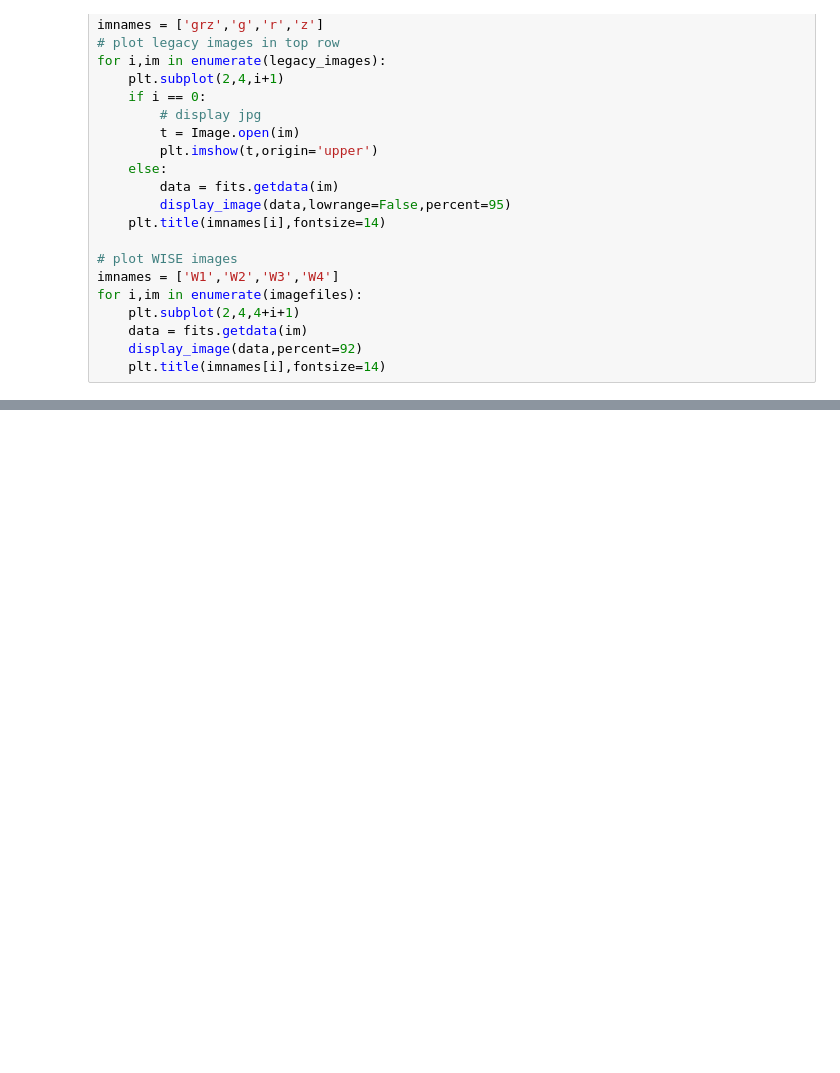
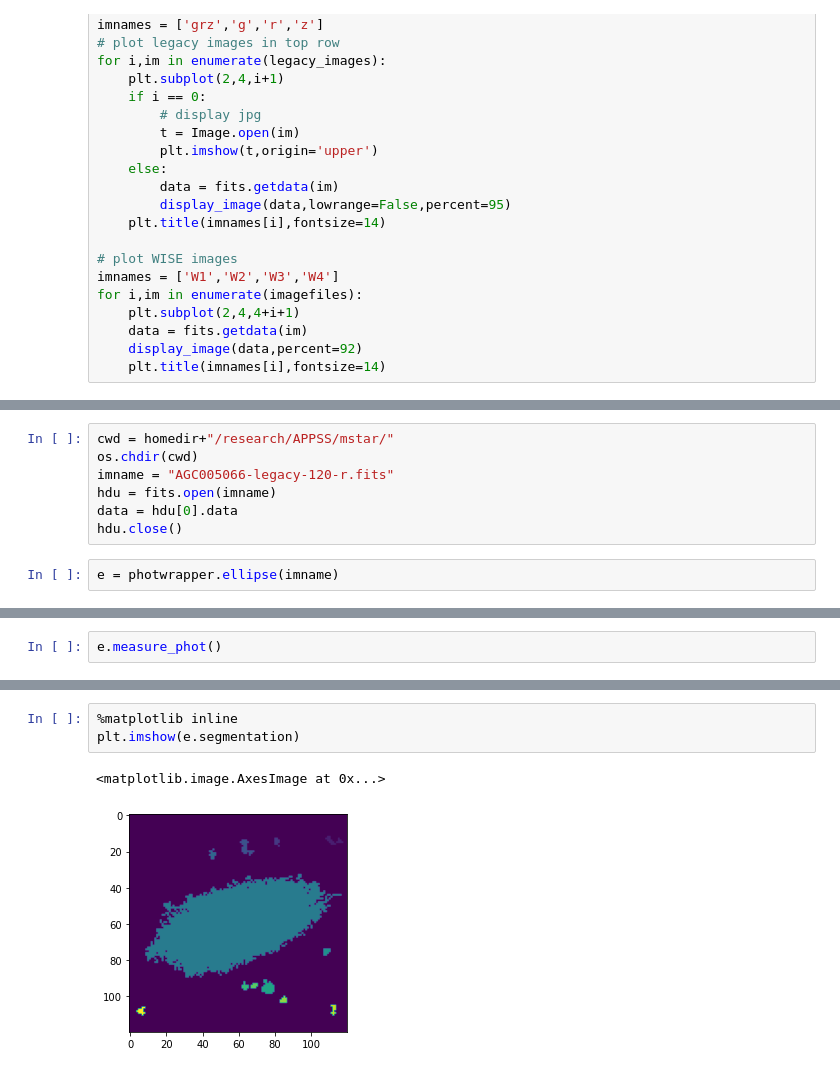
Before and after one commit to rfinn/APPSS, a Jupyter notebook: notebooks/download_wise_images.ipynb, the cells around one changed output, grey strips where cells are left out. Drawn from its saved outputs; the diff is of its cells as text; blank space fills up the shorter version.

Commit message:
adding code to measure ellip photometry

```diff
--- a/notebooks/download_wise_images.ipynb
+++ b/notebooks/download_wise_images.ipynb
@@ -168,0 +206,9 @@ for i,im in enumerate(imagefiles):
+# %%
+cwd = homedir+"/research/APPSS/mstar/"
+os.chdir(cwd)
+imname = "AGC005066-legacy-120-r.fits"
+hdu = fits.open(imname)
+data = hdu[0].data
+hdu.close()
+# %%
+e = photwrapper.ellipse(imname)
@@ -168,0 +229,2 @@ for i,im in enumerate(imagefiles):
+# %%
+e.measure_phot()
@@ -168,0 +267,6 @@ for i,im in enumerate(imagefiles):
+# %%
+%matplotlib inline
+plt.imshow(e.segmentation)
+# %% [output]
+<matplotlib.image.AxesImage at 0x...>
+[figure, added]
```
Also changed, not shown: parts of 42 cells of this notebook.
